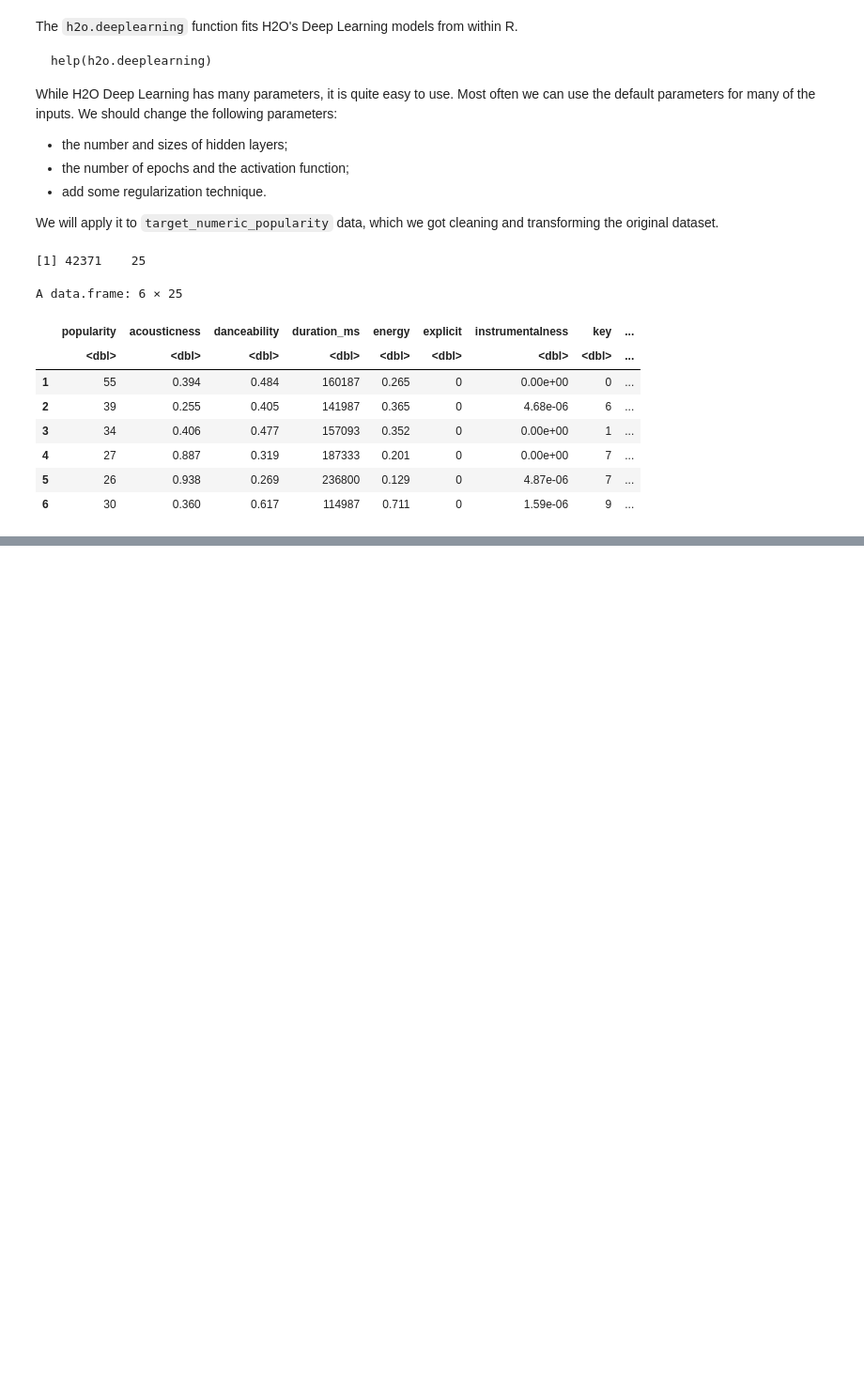
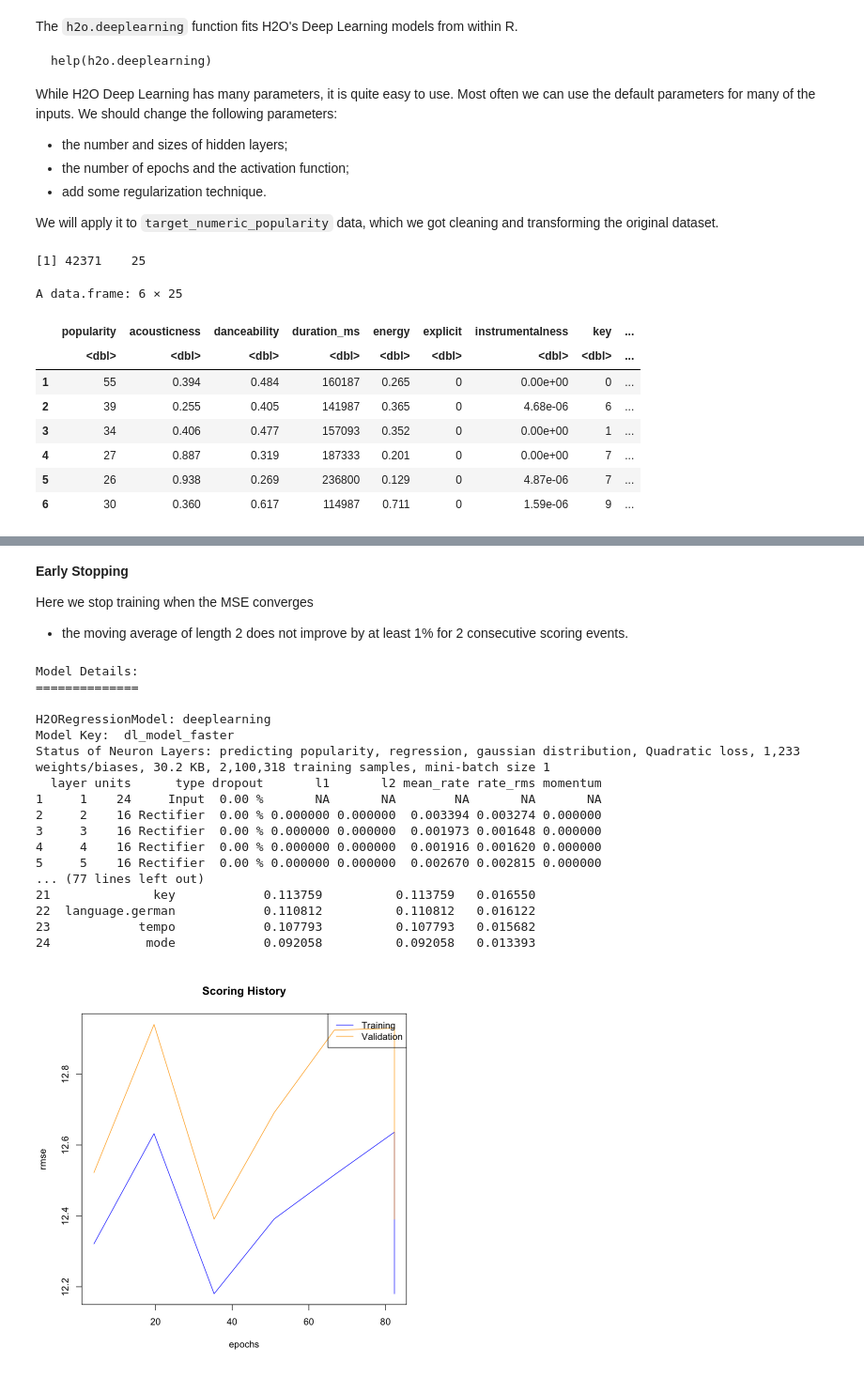
Before and after one commit to OlegRyzhkov2020/SpotifyPopularity, a Jupyter notebook: r_code/numeric_predict.ipynb, the cells around one changed output, grey strips where cells are left out. Shown at 94% size. Saved outputs shown, nothing was run; the diff lists cells and outputs as text; code cells hidden in the pictures; blank space fills up the shorter version.

```diff
--- a/r_code/numeric_predict.ipynb
+++ b/r_code/numeric_predict.ipynb
@@ -80,0 +161,41 @@ A data.frame: 6 × 25
+# %% [markdown]
+**Early Stopping**
+
+Here we stop training when the MSE converges
+
+- the moving average of length 2 does not
+  improve by at least 1% for 2 consecutive scoring events.
+# %%
+m2 <- h2o.deeplearning(
+  model_id="dl_model_faster",
+  training_frame=train,
+  validation_frame=valid,
+  x=predictors,
+  y=response,
+  hidden=c(16,16,16,16),               ## small network, runs faster
+  epochs=1000000,                      ## hopefully converges earlier...
+  stopping_rounds=2,
+  stopping_metric="MSE",               ## could be "MSE","logloss","r2"
+  stopping_tolerance=0.01
+)
+summary(m2)
+plot(m2)
+# %% [output]
+Model Details:
+==============
+
+H2ORegressionModel: deeplearning
+Model Key:  dl_model_faster
+Status of Neuron Layers: predicting popularity, regression, gaussian distribution, Quadratic loss, 1,233 weights/biases, 30.2 KB, 2,100,318 training samples, mini-batch size 1
+  layer units      type dropout       l1       l2 mean_rate rate_rms momentum
+1     1    24     Input  0.00 %       NA       NA        NA       NA       NA
+2     2    16 Rectifier  0.00 % 0.000000 0.000000  0.003394 0.003274 0.000000
+3     3    16 Rectifier  0.00 % 0.000000 0.000000  0.001973 0.001648 0.000000
+4     4    16 Rectifier  0.00 % 0.000000 0.000000  0.001916 0.001620 0.000000
+5     5    16 Rectifier  0.00 % 0.000000 0.000000  0.002670 0.002815 0.000000
+... (77 lines left out)
+21              key            0.113759          0.113759   0.016550
+22  language.german            0.110812          0.110812   0.016122
+23            tempo            0.107793          0.107793   0.015682
+24             mode            0.092058          0.092058   0.013393
+[figure, added]
```
Also changed, not shown: parts of 21 cells of this notebook, 1 other file.
